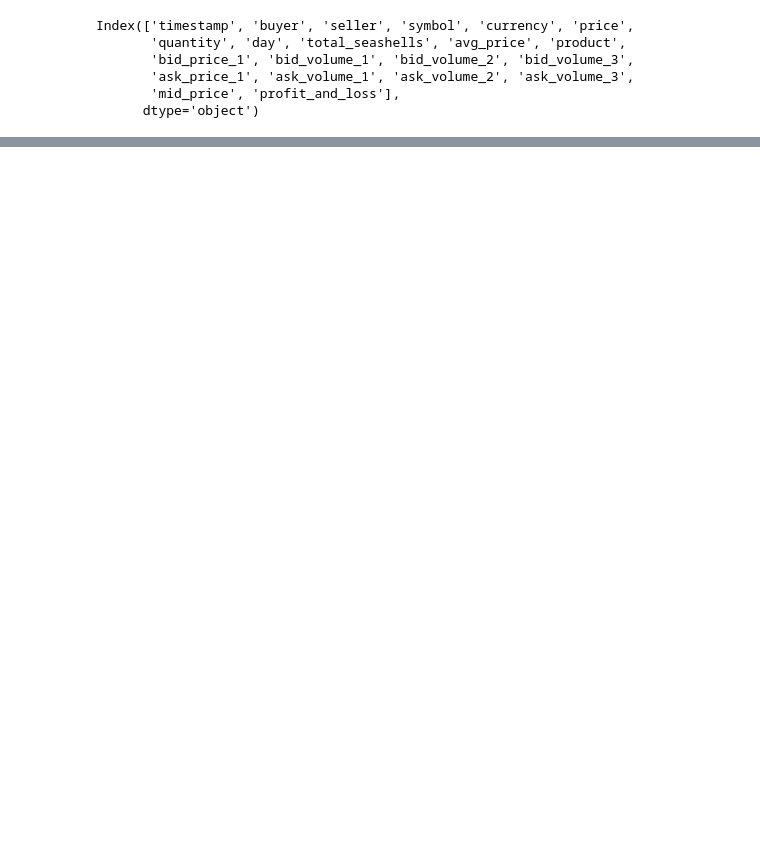
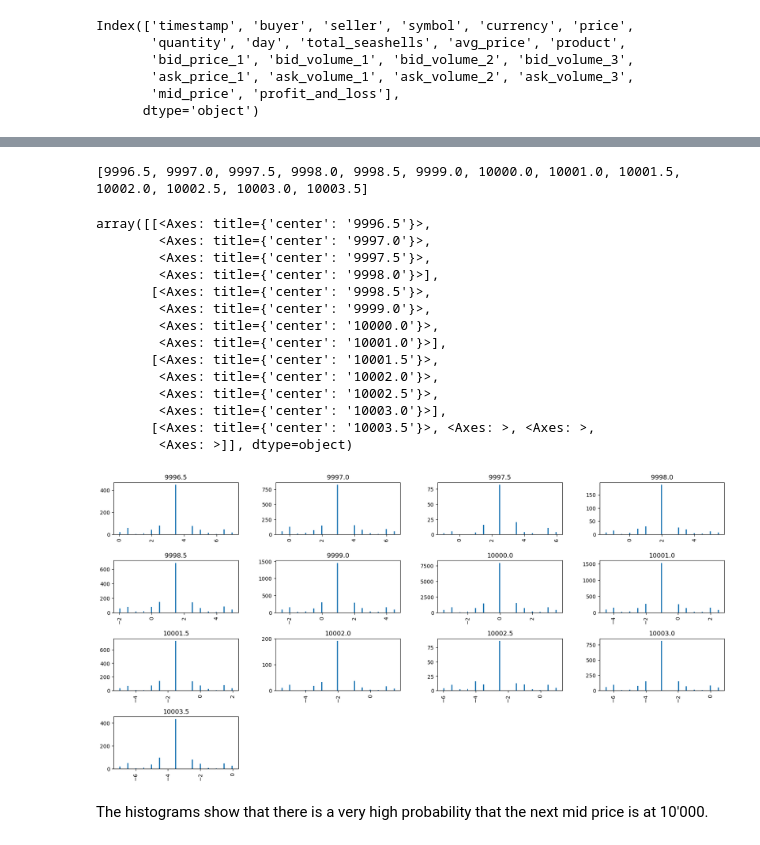
Before and after one commit to yungarjun/prosperity_3, a Jupyter notebook: initial_eda.ipynb, the cells around one changed output, grey strips where cells are left out. Saved outputs shown, nothing was run; the diff lists cells and outputs as text; code cells hidden in the pictures; blank space fills up the shorter version.

```diff
--- a/initial_eda.ipynb
+++ b/initial_eda.ipynb
@@ -250,0 +261,27 @@ Index(['timestamp', 'buyer', 'seller', 'symbol', 'currency', 'price',
+# %%
+mid_prices = sorted(df_resin_quotes.mid_price.unique())
+print(mid_prices)
+# %% [output]
+[9996.5, 9997.0, 9997.5, 9998.0, 9998.5, 9999.0, 10000.0, 10001.0, 10001.5, 10002.0, 10002.5, 10003.0, 10003.5]
+# %%
+df_resin_quotes['increment'] = df_resin_quotes.shift(-1)['mid_price'] - df_resin_quotes['mid_price']
+# %%
+df_resin_quotes.hist(column='increment', by='mid_price', bins=100, figsize=(20, 10), grid=False)
+# %% [output]
+array([[<Axes: title={'center': '9996.5'}>,
+        <Axes: title={'center': '9997.0'}>,
+        <Axes: title={'center': '9997.5'}>,
+        <Axes: title={'center': '9998.0'}>],
+       [<Axes: title={'center': '9998.5'}>,
+        <Axes: title={'center': '9999.0'}>,
+        <Axes: title={'center': '10000.0'}>,
+        <Axes: title={'center': '10001.0'}>],
+       [<Axes: title={'center': '10001.5'}>,
+        <Axes: title={'center': '10002.0'}>,
+        <Axes: title={'center': '10002.5'}>,
+        <Axes: title={'center': '10003.0'}>],
+       [<Axes: title={'center': '10003.5'}>, <Axes: >, <Axes: >,
+        <Axes: >]], dtype=object)
+[figure, added]
+# %% [markdown]
+The histograms show that there is a very high probability that the next mid price is at 10'000.
```
Also changed, not shown: parts of 8 cells of this notebook, 1 other file.
